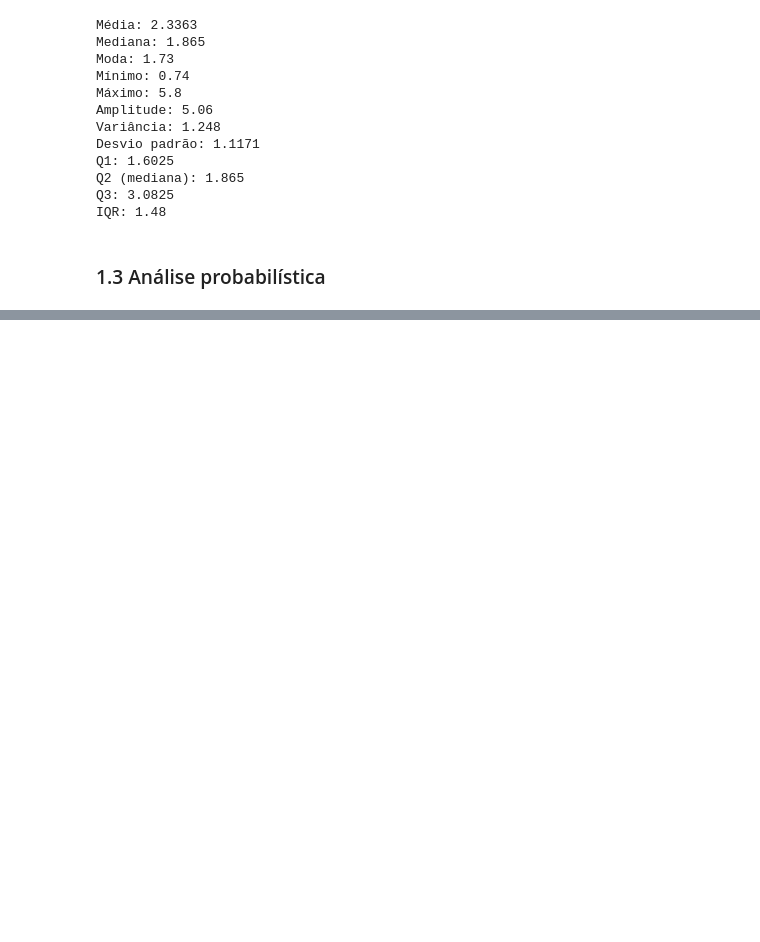
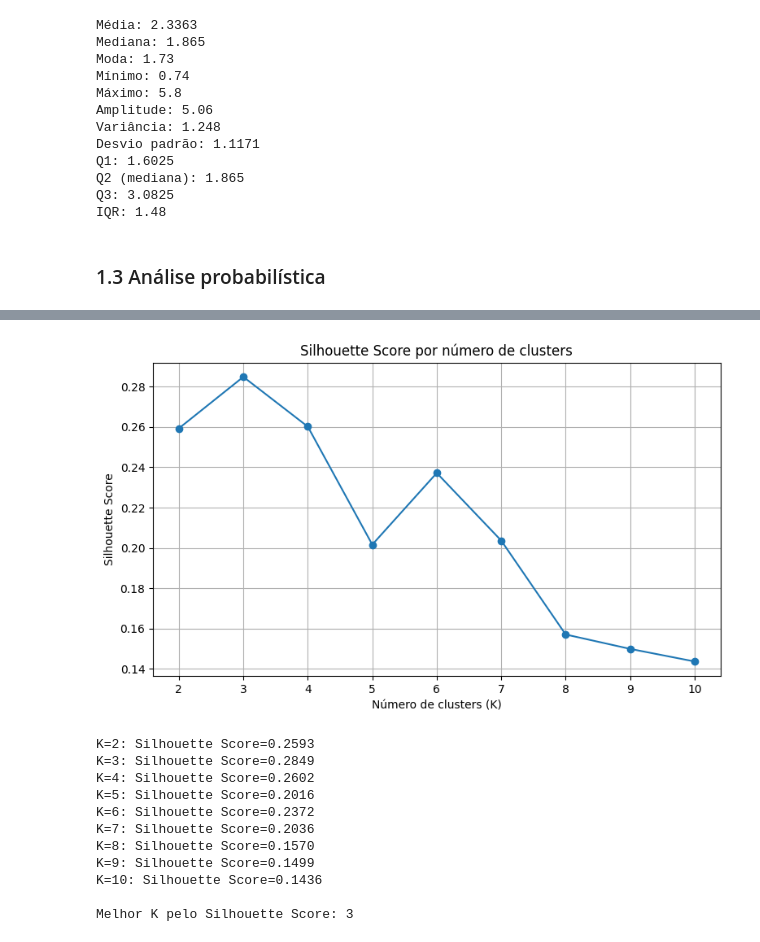
Before and after one commit to matheusrebelo04-maker/Checkpoint5_Estatistica_Wines, a Jupyter notebook: Checkpoint5_Estatistica_Wines (2).ipynb, the cells around one changed output, grey strips where cells are left out. Drawn from its saved outputs; the diff is of its cells as text; code cells hidden in the pictures; blank space fills up the shorter version.

```diff
--- a/Checkpoint5_Estatistica_Wines (2).ipynb
+++ b/Checkpoint5_Estatistica_Wines (2).ipynb
@@ -287,0 +426,36 @@ Dessa forma, foi possível realizar a análise exploratória solicitada utilizan
+# %%
+silhouette_scores = []
+
+for k in ks:
+    modelo = KMeans(n_clusters=k, random_state=42, n_init=10)
+    labels_k = modelo.fit_predict(X_scaled)
+    score = silhouette_score(X_scaled, labels_k)
+    silhouette_scores.append(score)
+
+plt.figure(figsize=(9, 5))
+plt.plot(list(ks), silhouette_scores, marker="o")
+plt.xlabel("Número de clusters (K)")
+plt.ylabel("Silhouette Score")
+plt.title("Silhouette Score por número de clusters")
+plt.xticks(list(ks))
+plt.grid(True)
+plt.show()
+
+for k, score in zip(ks, silhouette_scores):
+    print(f"K={k}: Silhouette Score={score:.4f}")
+
+melhor_k_silhueta = list(ks)[int(np.argmax(silhouette_scores))]
+print(f"\nMelhor K pelo Silhouette Score: {melhor_k_silhueta}")
+# %% [output]
+[figure, added]
+K=2: Silhouette Score=0.2593
+K=3: Silhouette Score=0.2849
+K=4: Silhouette Score=0.2602
+K=5: Silhouette Score=0.2016
+K=6: Silhouette Score=0.2372
+K=7: Silhouette Score=0.2036
+K=8: Silhouette Score=0.1570
+K=9: Silhouette Score=0.1499
+K=10: Silhouette Score=0.1436
+
+Melhor K pelo Silhouette Score: 3
```
Also changed, not shown: parts of 34 cells of this notebook.
